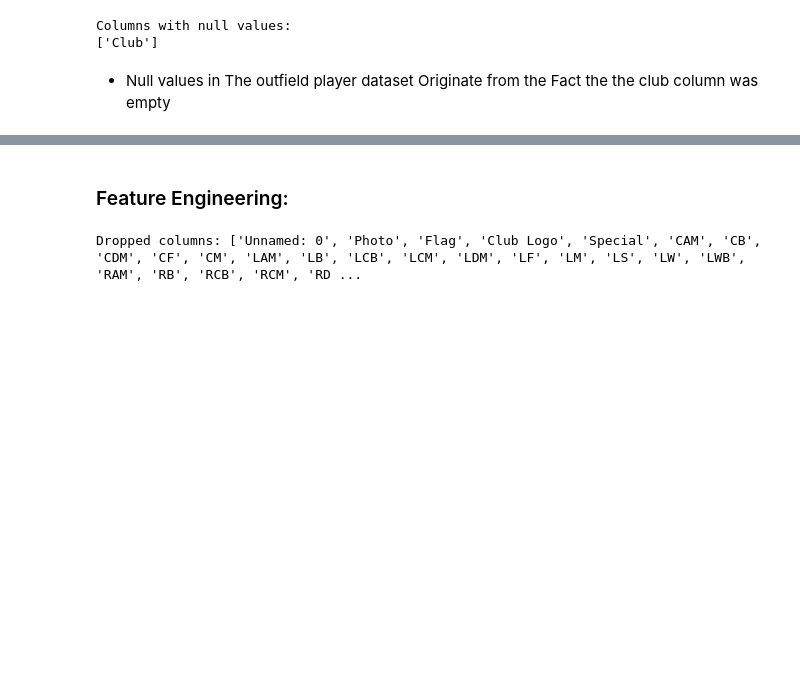
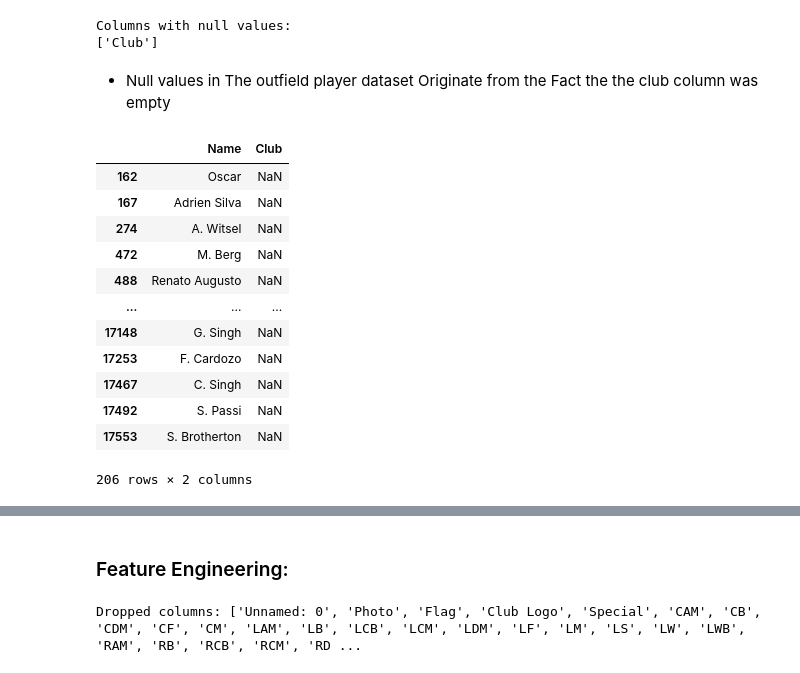
Before and after one commit to davidmasai/C-Users-User-Desktop-Football_Recruitment_-project, a Jupyter notebook: Phase_Project_Notebook (6).ipynb, the cells around one changed output, grey strips where cells are left out. Saved outputs shown, nothing was run; the diff lists cells and outputs as text; code cells hidden in the pictures; blank space fills up the shorter version.

```diff
--- a/Phase_Project_Notebook (6).ipynb
+++ b/Phase_Project_Notebook (6).ipynb
@@ -783,3 +844,20 @@ Columns with null values:
 ['Club']
 # %% [markdown]
 - Null values in The outfield player dataset Originate from the Fact the the club column was empty
+# %%
+#checking the null values
+missing_outfield[['Name','Club']]
+# %% [output]
+|  | Name | Club |
+| 162 | Oscar | NaN |
+| 167 | Adrien Silva | NaN |
+| 274 | A. Witsel | NaN |
+| 472 | M. Berg | NaN |
+| 488 | Renato Augusto | NaN |
+| ... | ... | ... |
+| 17148 | G. Singh | NaN |
+| 17253 | F. Cardozo | NaN |
+| 17467 | C. Singh | NaN |
+| 17492 | S. Passi | NaN |
+| 17553 | S. Brotherton | NaN |
+206 rows × 2 columns
```
Also changed, not shown: parts of 24 cells of this notebook.
